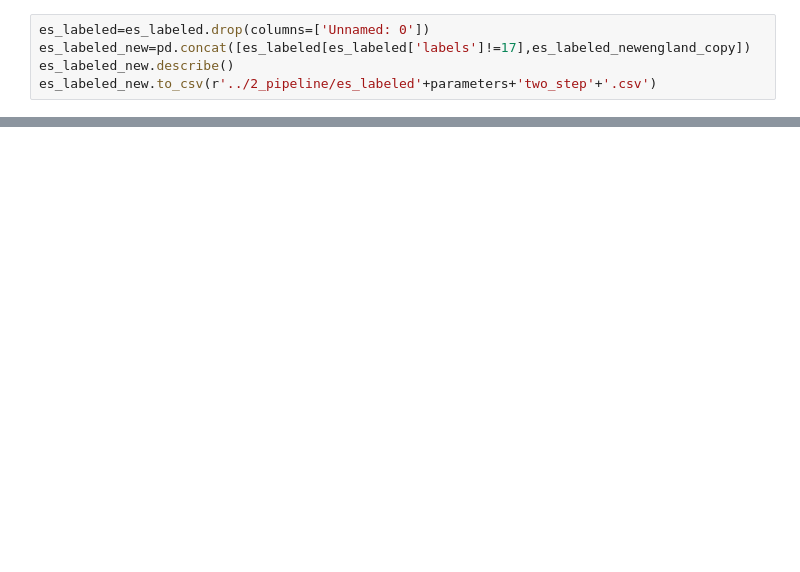
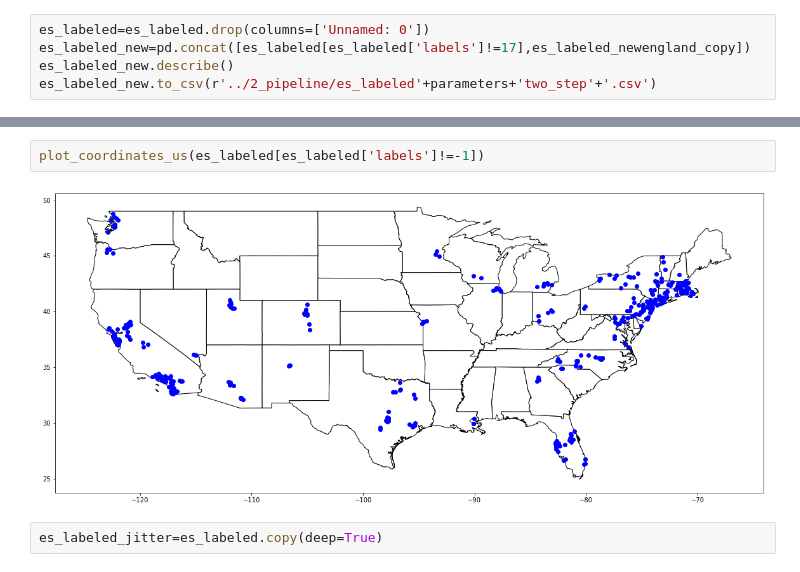
Before and after one commit to herbsh/solar_project, a Jupyter notebook: 1_code/step1_clustering_with_gridsearch.ipynb, the cells around one changed output, grey strips where cells are left out. Saved outputs shown, nothing was run; the diff lists cells and outputs as text; blank space fills up the shorter version.

```diff
--- a/1_code/step1_clustering_with_gridsearch.ipynb
+++ b/1_code/step1_clustering_with_gridsearch.ipynb
@@ -841,0 +851,6 @@ es_labeled.to_csv(r'../2_pipeline/es_labeled'+parameters+'.csv')
+# %%
+plot_coordinates_us(es_labeled[es_labeled['labels']!=-1])
+# %% [output]
+[figure, added]
+# %%
+es_labeled_jitter=es_labeled.copy(deep=True)
```
Also changed, not shown: parts of 32 cells of this notebook, 3 other files.
